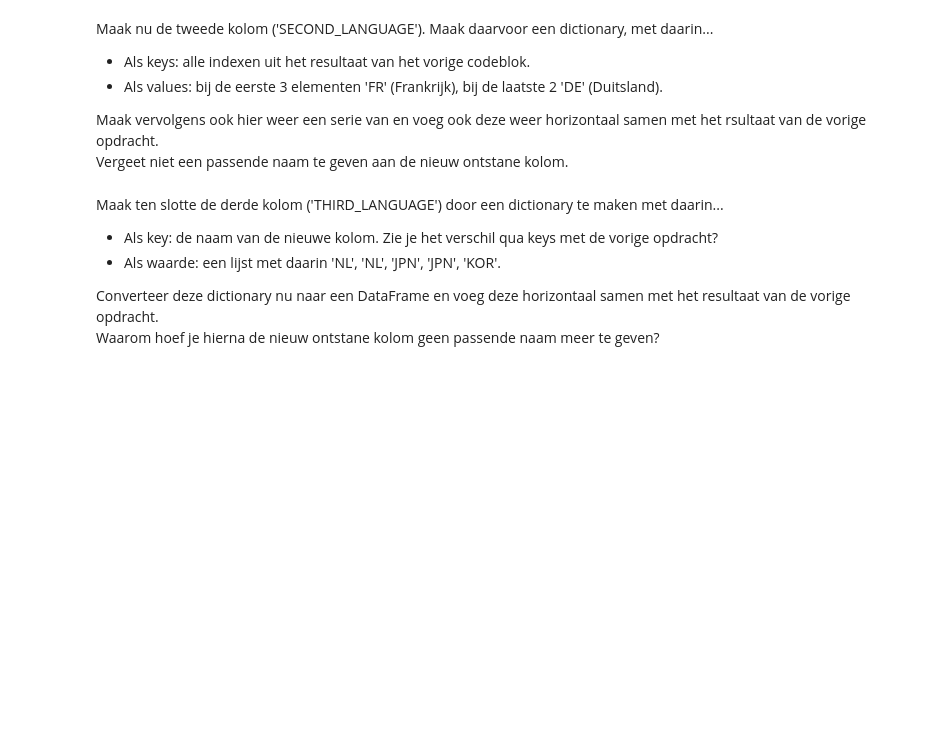
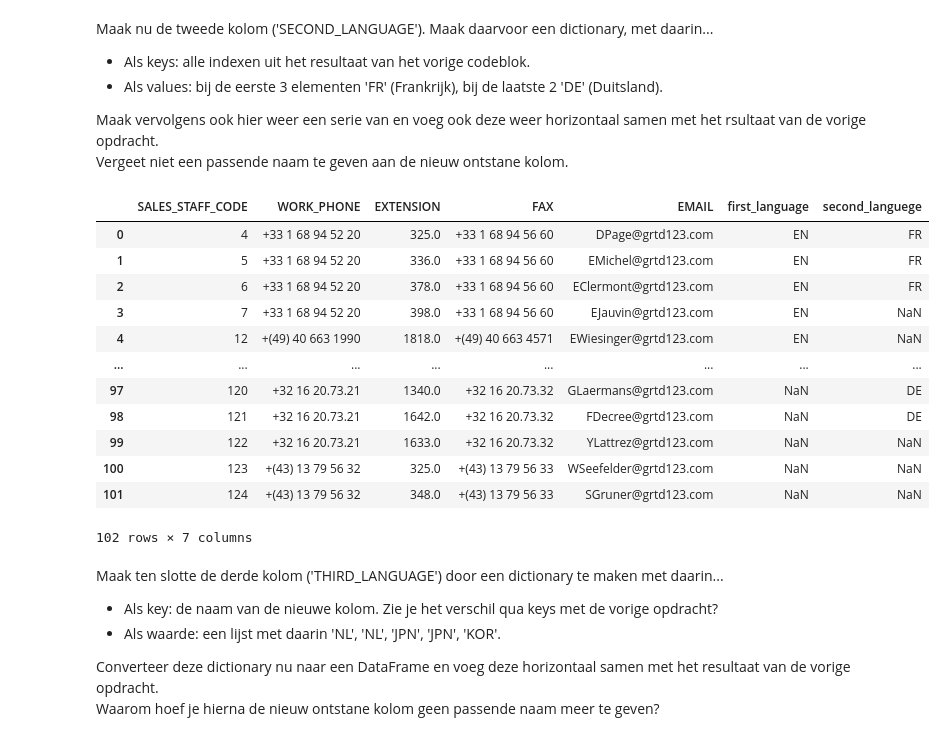
Before and after one commit to GijoriHHS/DataEngineering-DataScience-Portfolio, a Jupyter notebook: DEDS_WC_1.1b_Opdrachten.ipynb, the cells around one changed output. Saved outputs shown, nothing was run; the diff lists cells and outputs as text; code cells hidden in the pictures; blank space fills up the shorter version.

```diff
--- a/DEDS_WC_1.1b_Opdrachten.ipynb
+++ b/DEDS_WC_1.1b_Opdrachten.ipynb
@@ -73,3 +148,12 @@ Maak van elk van deze 5 kolommen een serie.
 # %% [markdown]
 Zet allevijf gecreëerde series als kolommen naast elkaar in een DataFrame (*contact_details*). Gebruik pd.concat(...)<br>
 Hulpvraag: welke waarde geef je aan de axis-parameter?
+# %%
+sales_staff_code = sales_staff["SALES_STAFF_CODE"]
+work_phone = sales_staff["WORK_PHONE"]
+extension = sales_staff["EXTENSION"]
+fax = sales_staff["FAX"]
+email = sales_staff["EMAIL"]
+
+contact_details = pd.concat([sales_staff_code, work_phone, extension, fax, email], axis=1)
+contact_details
@@ -84,3 +192,8 @@ Aan deze 10 rijen met contactdetails willen we 3 kolommen toevoegen: 'FIRST_LANG
 Iedereens 'First Language' is Engels, afgekort 'EN'. Maak een lijst waarin 5x 'EN' staat.<br>
 Converteer deze lijst vervolgens naar een serie en voeg deze horizontaal samen met het resultaat van de vorige opdracht.<br>
 Vergeet niet een passende naam te geven aan de nieuw ontstane kolom.
+# %%
+first_language = ["EN", "EN", "EN", "EN", "EN"]
+fl_serie = pd.Series(first_language, name = "first_language")
+contact_details_fl = pd.concat([contact_details, fl_serie], axis=1)
+contact_details_fl
@@ -91,6 +218,34 @@ Maak nu de tweede kolom ('SECOND_LANGUAGE'). Maak daarvoor een dictionary, met d
 
 Maak vervolgens ook hier weer een serie van en voeg ook deze weer horizontaal samen met het rsultaat van de vorige opdracht.<br>
 Vergeet niet een passende naam te geven aan de nieuw ontstane kolom.
+# %%
+second_language_dict = {
+    0: 'FR',
+    1: 'FR',
+    2: 'FR',
+    97: 'DE',
+    98: 'DE'
+}
+
+second_language_serie = pd.Series(second_language_dict, name='second_languege')
+
+contact_details_sl = pd.concat([contact_details_fl, second_language_serie], axis=1)
+
+contact_details_sl
+# %% [output]
+|  | SALES_STAFF_CODE | WORK_PHONE | EXTENSION | FAX | EMAIL | first_language | second_languege |
+| 0 | 4 | +33 1 68 94 52 20 | 325.0 | +33 1 68 94 56 60 | DPage@grtd123.com | EN | FR |
+| 1 | 5 | +33 1 68 94 52 20 | 336.0 | +33 1 68 94 56 60 | EMichel@grtd123.com | EN | FR |
+| 2 | 6 | +33 1 68 94 52 20 | 378.0 | +33 1 68 94 56 60 | EClermont@grtd123.com | EN | FR |
+| 3 | 7 | +33 1 68 94 52 20 | 398.0 | +33 1 68 94 56 60 | EJauvin@grtd123.com | EN | NaN |
+| 4 | 12 | +(49) 40 663 1990 | 1818.0 | +(49) 40 663 4571 | EWiesinger@grtd123.com | EN | NaN |
+| ... | ... | ... | ... | ... | ... | ... | ... |
+| 97 | 120 | +32 16 20.73.21 | 1340.0 | +32 16 20.73.32 | GLaermans@grtd123.com | NaN | DE |
+| 98 | 121 | +32 16 20.73.21 | 1642.0 | +32 16 20.73.32 | FDecree@grtd123.com | NaN | DE |
+| 99 | 122 | +32 16 20.73.21 | 1633.0 | +32 16 20.73.32 | YLattrez@grtd123.com | NaN | NaN |
+| 100 | 123 | +(43) 13 79 56 32 | 325.0 | +(43) 13 79 56 33 | WSeefelder@grtd123.com | NaN | NaN |
+| 101 | 124 | +(43) 13 79 56 32 | 348.0 | +(43) 13 79 56 33 | SGruner@grtd123.com | NaN | NaN |
+102 rows × 7 columns
 # %% [markdown]
 Maak ten slotte de derde kolom ('THIRD_LANGUAGE') door een dictionary te maken met daarin...
 - Als key: de naam van de nieuwe kolom. Zie je het verschil qua keys met de vorige opdracht?
```
Also changed, not shown: parts of 10 cells of this notebook, 3 other files.
